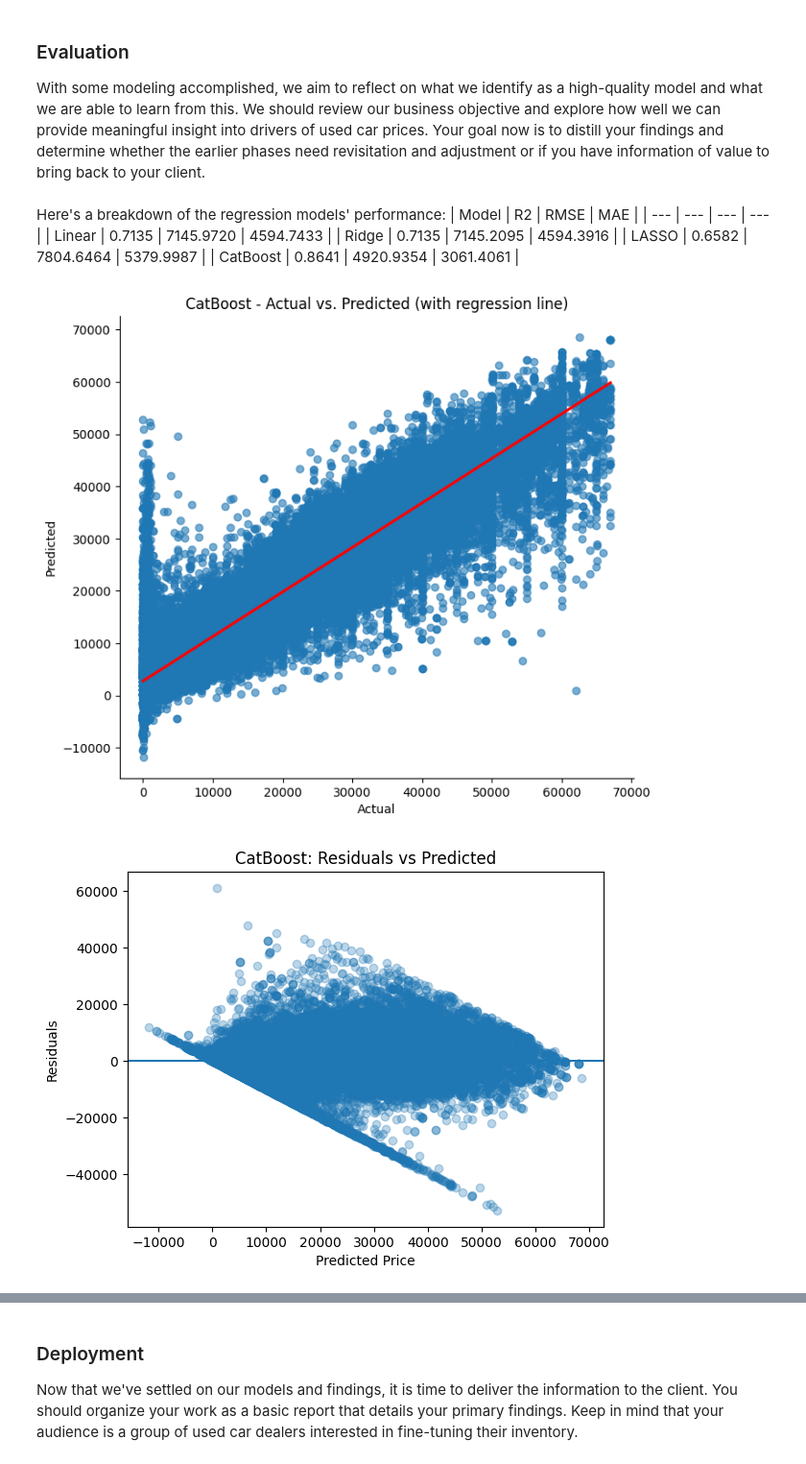
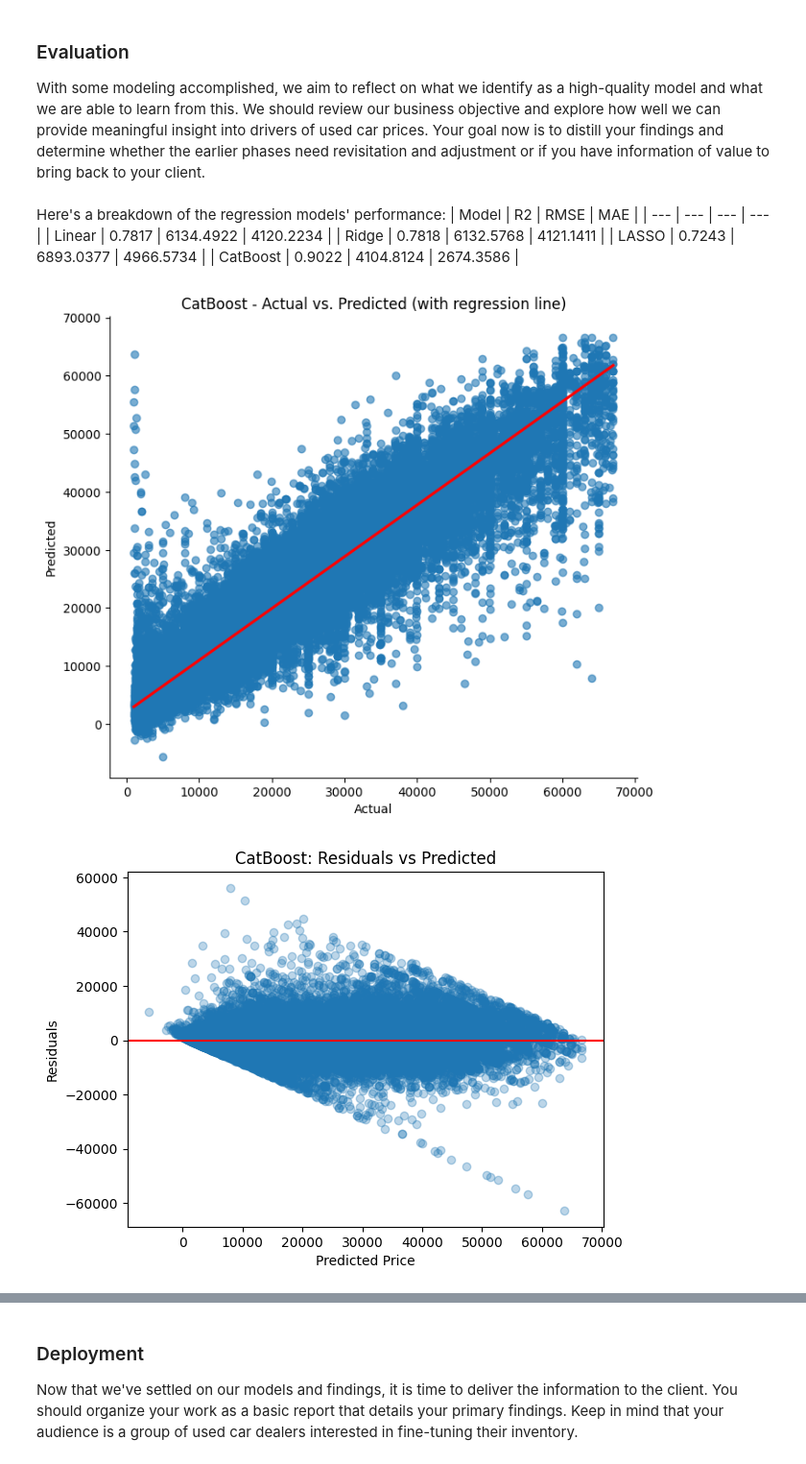
Before and after one commit to thechiangsta/UCB-Module-11-Assignment, a Jupyter notebook: car_price_analysis.ipynb, the cells around one changed output, grey strips where cells are left out. Shown at 96% size. Cells and saved outputs as stored; diff of their text form; code cells hidden in the pictures.

Commit message:
Modified price filtering. Added deployment section.

```diff
--- a/car_price_analysis.ipynb
+++ b/car_price_analysis.ipynb
@@ -245,6 +245,9 @@ cylinders_num    33.813491
 dtype: float64
 # %%
 # Remove outliers based on impossible prices
-df = df[(df["price"] > 0) & (df["price"] < df["price"].quantile(0.99))]
+df = df[
+    (df["price"] > df["price"].quantile(0.10))
+    & (df["price"] < df["price"].quantile(0.99))
+]
 df["price"].describe()
 # %% [output]
@@ -541,10 +544,10 @@ With some modeling accomplished, we aim to reflect on what we identify as a high
 Here's a breakdown of the regression models' performance:
 | Model | R2 | RMSE | MAE |
 | --- | --- | --- | --- |
-| Linear | 0.7135 | 7145.9720 | 4594.7433 |
-| Ridge | 0.7135 | 7145.2095 | 4594.3916 |
-| LASSO | 0.6582 | 7804.6464 | 5379.9987 |
-| CatBoost | 0.8641 | 4920.9354 | 3061.4061 |
+| Linear | 0.7817 | 6134.4922 | 4120.2234 |
+| Ridge | 0.7818 | 6132.5768 | 4121.1411 |
+| LASSO | 0.7243 | 6893.0377 | 4966.5734 |
+| CatBoost | 0.9022 | 4104.8124 | 2674.3586 |
 # %%
 df_plot = pd.DataFrame({"Actual": y_test, "Predicted": cat_pred})
 # %%
@@ -561,19 +564,19 @@ sns.lmplot(
 plt.title("CatBoost - Actual vs. Predicted (with regression line)")
 plt.show()
 # %% [output]
-[figure, old version]
+[figure, new version]
 # %%
 residuals = y_test - cat_pred
 
 plt.figure()
 plt.scatter(cat_pred, residuals, alpha=0.3)
-plt.axhline(0)
+plt.axhline(0, color="red")
 plt.xlabel("Predicted Price")
 plt.ylabel("Residuals")
 plt.title("CatBoost: Residuals vs Predicted")
 plt.show()
 # %% [output]
-[figure, old version]
+[figure, new version]
 # %%
 importances = cat_boost.get_feature_importance()
 feature_names = X_train.columns
```
Also changed, not shown: parts of 12 cells of this notebook, 34 other files.
